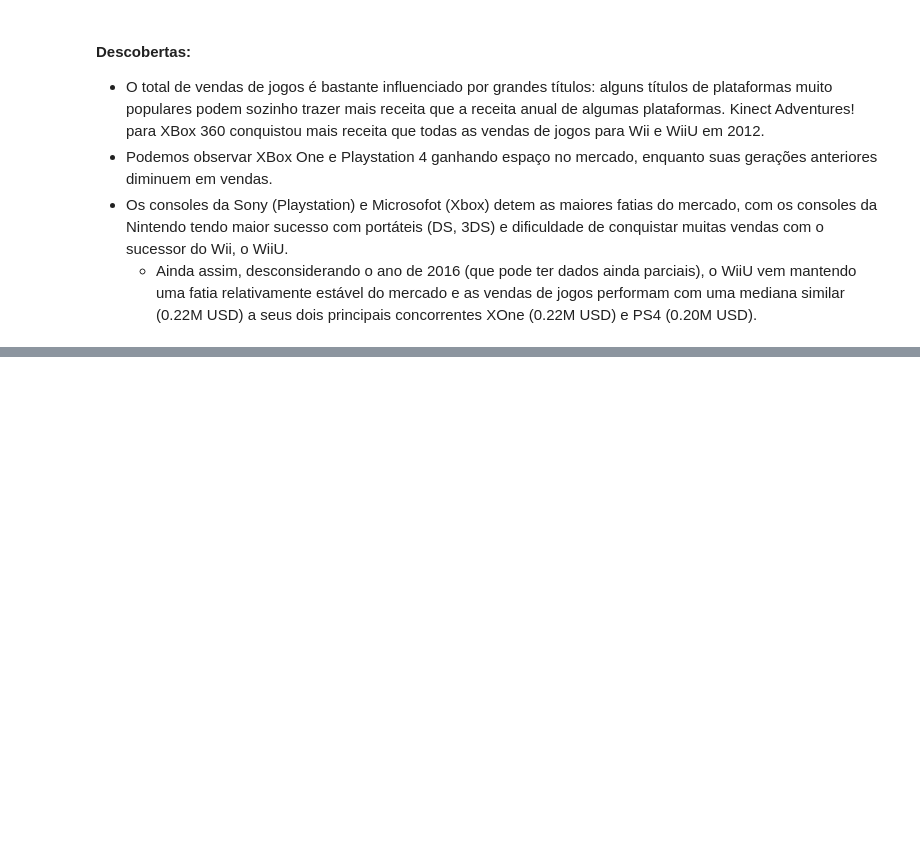
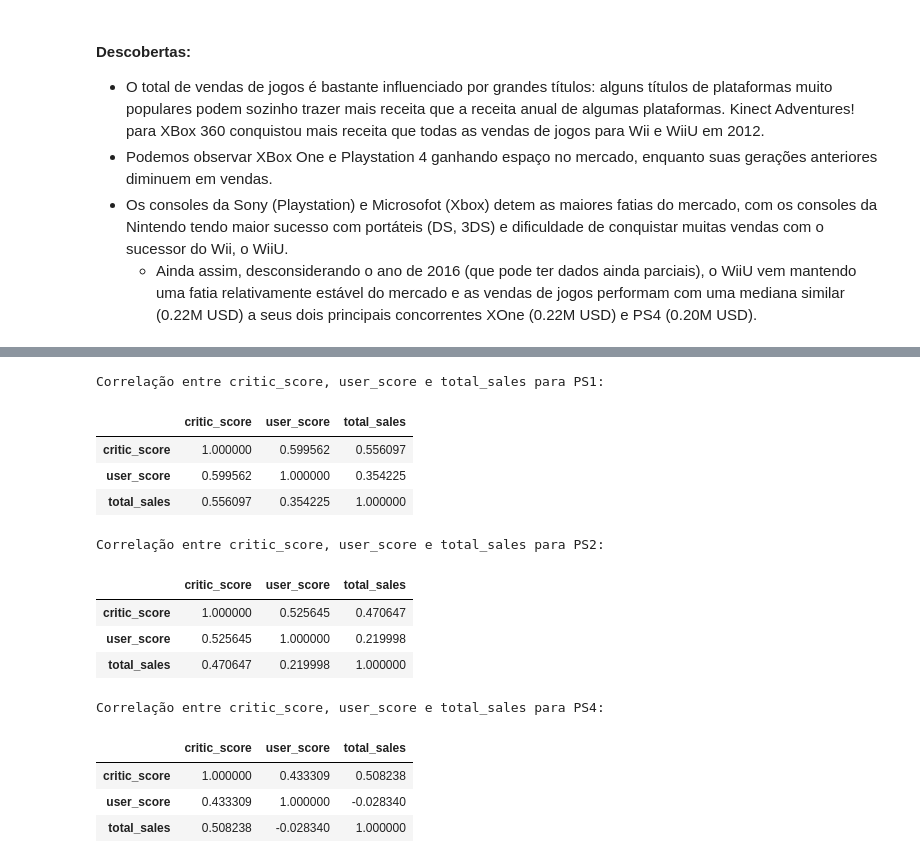
Before and after one commit to peperrone/mbads-sprint7-games, a Jupyter notebook: notebook.ipynb, the cells around one changed output, grey strips where cells are left out. Drawn from its saved outputs; the diff is of its cells as text; code cells hidden in the pictures; blank space fills up the shorter version.

```diff
--- a/notebook.ipynb
+++ b/notebook.ipynb
@@ -872,0 +920,24 @@ fig.show()
+# %%
+# Observando as outras gerações
+print('Correlação entre critic_score, user_score e total_sales para PS1:')
+display(df_full_PS1[['critic_score', 'user_score', 'total_sales']].corr(method='spearman'))
+print('Correlação entre critic_score, user_score e total_sales para PS2:')
+display(df_full_PS2[['critic_score', 'user_score', 'total_sales']].corr(method='spearman'))
+print('Correlação entre critic_score, user_score e total_sales para PS4:')
+display(df_full_PS4[['critic_score', 'user_score', 'total_sales']].corr(method='spearman'))
+# %% [output]
+Correlação entre critic_score, user_score e total_sales para PS1:
+|  | critic_score | user_score | total_sales |
+| critic_score | 1.000000 | 0.599562 | 0.556097 |
+| user_score | 0.599562 | 1.000000 | 0.354225 |
+| total_sales | 0.556097 | 0.354225 | 1.000000 |
+Correlação entre critic_score, user_score e total_sales para PS2:
+|  | critic_score | user_score | total_sales |
+| critic_score | 1.000000 | 0.525645 | 0.470647 |
+| user_score | 0.525645 | 1.000000 | 0.219998 |
+| total_sales | 0.470647 | 0.219998 | 1.000000 |
+Correlação entre critic_score, user_score e total_sales para PS4:
+|  | critic_score | user_score | total_sales |
+| critic_score | 1.000000 | 0.433309 | 0.508238 |
+| user_score | 0.433309 | 1.000000 | -0.028340 |
+| total_sales | 0.508238 | -0.028340 | 1.000000 |
```
Also changed, not shown: parts of 11 cells of this notebook.
